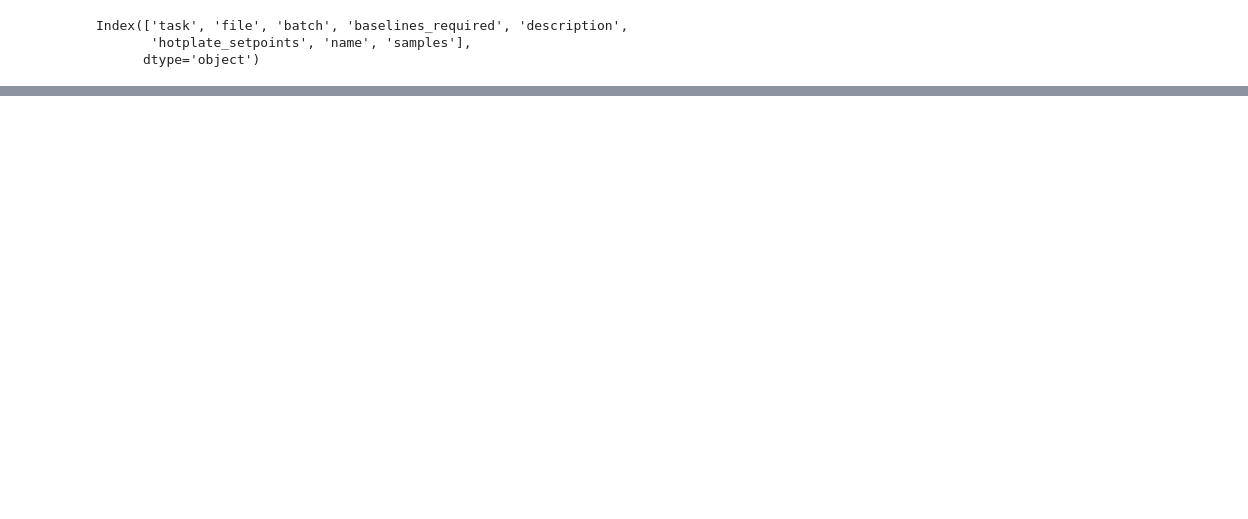
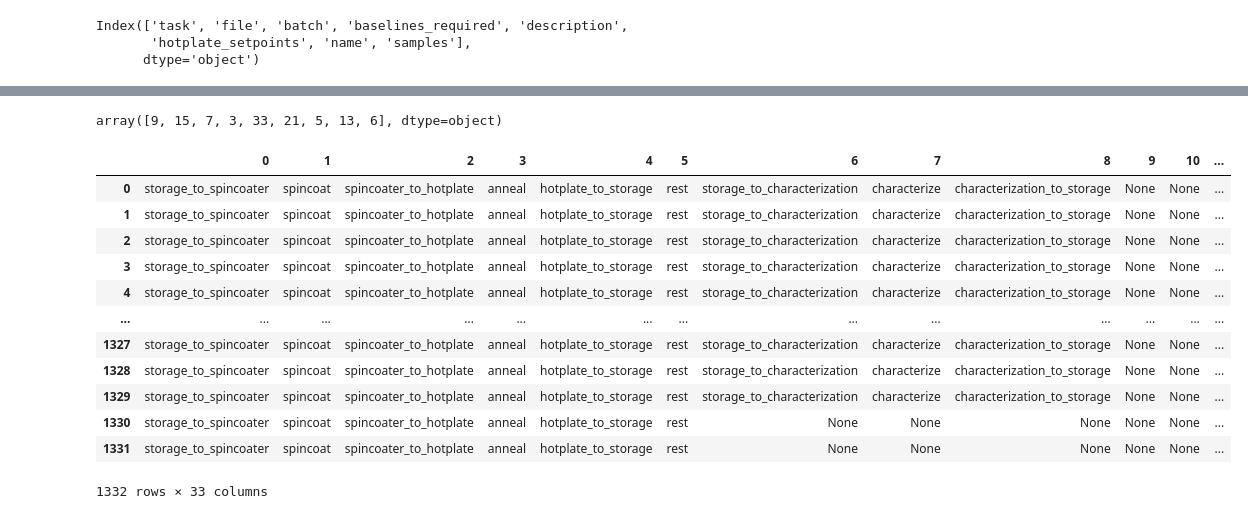
Before and after one commit to fenning-research-group/PASCAL_TrainView, a Jupyter notebook: input_eda.ipynb, the cells around one changed output, grey strips where cells are left out. Drawn from its saved outputs; the diff is of its cells as text; code cells hidden in the pictures; blank space fills up the shorter version.

```diff
--- a/input_eda.ipynb
+++ b/input_eda.ipynb
@@ -457,0 +459,6 @@ maestro_input_df[maestro_input_df['hotplate_setpoints'].notna()]
+# %%
+# see characterization
+a = maestro_input_df.set_index(['batch']).sort_index()
+(
+    a[a['task'].isin(['Brightfield', 'Darkfield', 'PL_635nm', 'Transmission'])]
+)
@@ -457,0 +496,6 @@ maestro_input_df[maestro_input_df['hotplate_setpoints'].notna()]
+# %%
+# view samples json
+maestro_samples = maestro_input_df[maestro_input_df['samples'].notna()]
+maestro_samples = pd.json_normalize(maestro_samples['samples'])
+maestro_samples.loc[:, 'batch'] = maestro_input_df['batch']
+maestro_samples
@@ -457,0 +537,6 @@ maestro_input_df[maestro_input_df['hotplate_setpoints'].notna()]
+# %%
+# view number of steps in a worklist
+num_steps = maestro_samples['worklist'].apply(lambda row: len(row))
+num_steps.name = 'num_steps'
+maestro_worklists = pd.DataFrame([maestro_samples['worklist'], num_steps]).T
+maestro_worklists
@@ -457,0 +557,24 @@ maestro_input_df[maestro_input_df['hotplate_setpoints'].notna()]
+# %%
+# see number of steps
+maestro_worklists['num_steps'].unique()
+# %% [output]
+array([9, 15, 7, 3, 33, 21, 5, 13, 6], dtype=object)
+# %%
+# see names of steps
+step_names = pd.json_normalize(maestro_worklists['worklist']).apply(lambda row: row.apply(
+    lambda step: step['name'] if step is not None else None))
+step_names
+# %% [output]
+|  | 0 | 1 | 2 | 3 | 4 | 5 | 6 | 7 | 8 | 9 | 10 | ... |
+| 0 | storage_to_spincoater | spincoat | spincoater_to_hotplate | anneal | hotplate_to_storage | rest | storage_to_characterization | characterize | characterization_to_storage | None | None | ... |
+| 1 | storage_to_spincoater | spincoat | spincoater_to_hotplate | anneal | hotplate_to_storage | rest | storage_to_characterization | characterize | characterization_to_storage | None | None | ... |
+| 2 | storage_to_spincoater | spincoat | spincoater_to_hotplate | anneal | hotplate_to_storage | rest | storage_to_characterization | characterize | characterization_to_storage | None | None | ... |
+| 3 | storage_to_spincoater | spincoat | spincoater_to_hotplate | anneal | hotplate_to_storage | rest | storage_to_characterization | characterize | characterization_to_storage | None | None | ... |
+| 4 | storage_to_spincoater | spincoat | spincoater_to_hotplate | anneal | hotplate_to_storage | rest | storage_to_characterization | characterize | characterization_to_storage | None | None | ... |
+| ... | ... | ... | ... | ... | ... | ... | ... | ... | ... | ... | ... | ... |
+| 1327 | storage_to_spincoater | spincoat | spincoater_to_hotplate | anneal | hotplate_to_storage | rest | storage_to_characterization | characterize | characterization_to_storage | None | None | ... |
+| 1328 | storage_to_spincoater | spincoat | spincoater_to_hotplate | anneal | hotplate_to_storage | rest | storage_to_characterization | characterize | characterization_to_storage | None | None | ... |
+| 1329 | storage_to_spincoater | spincoat | spincoater_to_hotplate | anneal | hotplate_to_storage | rest | storage_to_characterization | characterize | characterization_to_storage | None | None | ... |
+| 1330 | storage_to_spincoater | spincoat | spincoater_to_hotplate | anneal | hotplate_to_storage | rest | None | None | None | None | None | ... |
+| 1331 | storage_to_spincoater | spincoat | spincoater_to_hotplate | anneal | hotplate_to_storage | rest | None | None | None | None | None | ... |
+1332 rows × 33 columns
```
Also changed, not shown: parts of 19 cells of this notebook.
